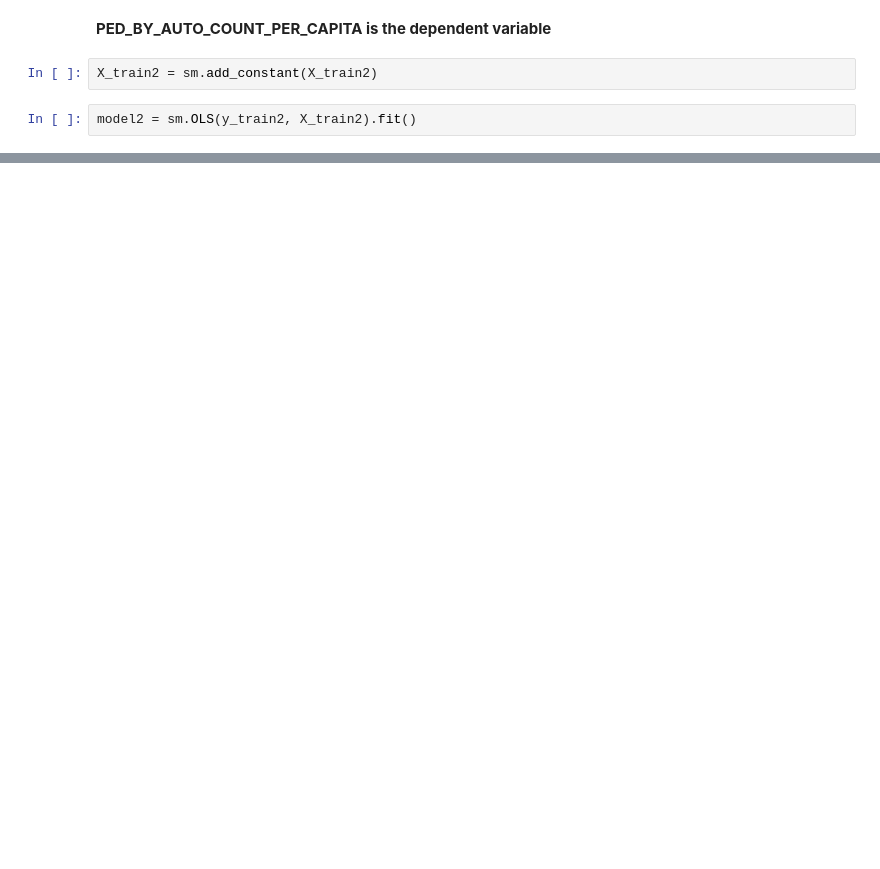
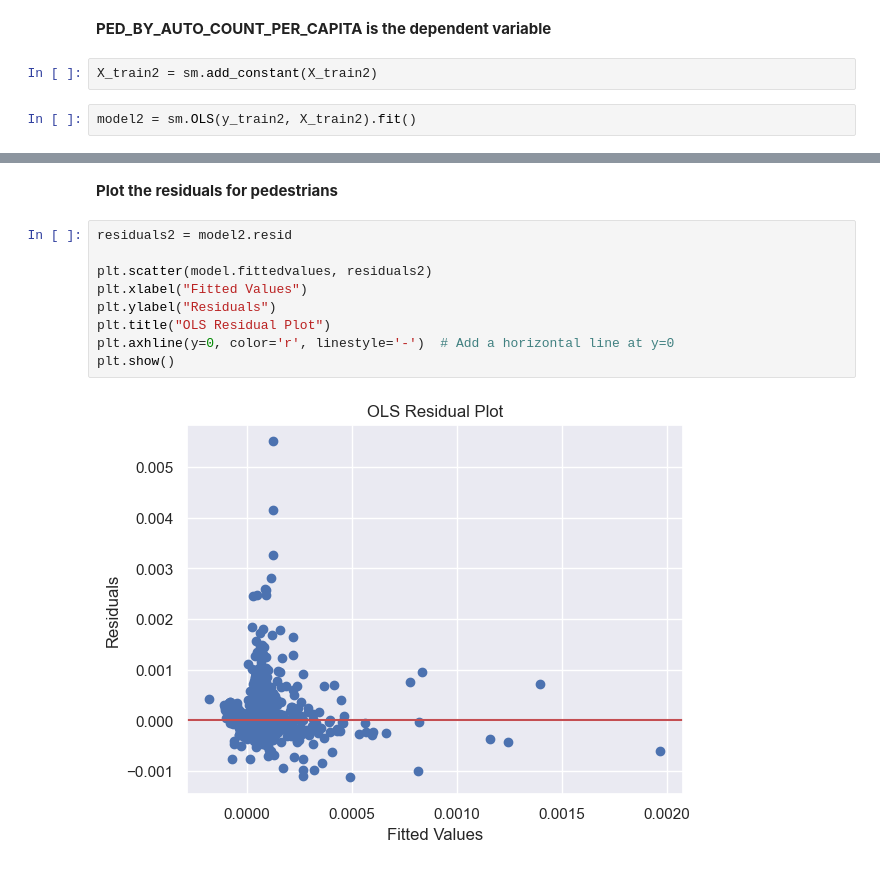
Before and after one commit to margaret613/Carlisle_Borough_Transportation_Study, a Jupyter notebook: pca_ols_machine_learning.ipynb, the cells around one changed output, grey strips where cells are left out. Drawn from its saved outputs; the diff is of its cells as text; blank space fills up the shorter version.

```diff
--- a/pca_ols_machine_learning.ipynb
+++ b/pca_ols_machine_learning.ipynb
@@ -545,0 +556,13 @@ Notes:
+# %% [markdown]
+**Plot the residuals for pedestrians**
+# %%
+residuals2 = model2.resid
+
+plt.scatter(model.fittedvalues, residuals2)
+plt.xlabel("Fitted Values")
+plt.ylabel("Residuals")
+plt.title("OLS Residual Plot")
+plt.axhline(y=0, color='r', linestyle='-')  # Add a horizontal line at y=0
+plt.show()
+# %% [output]
+[figure, added]
```
Also changed, not shown: parts of 12 cells of this notebook, 13 other files.
